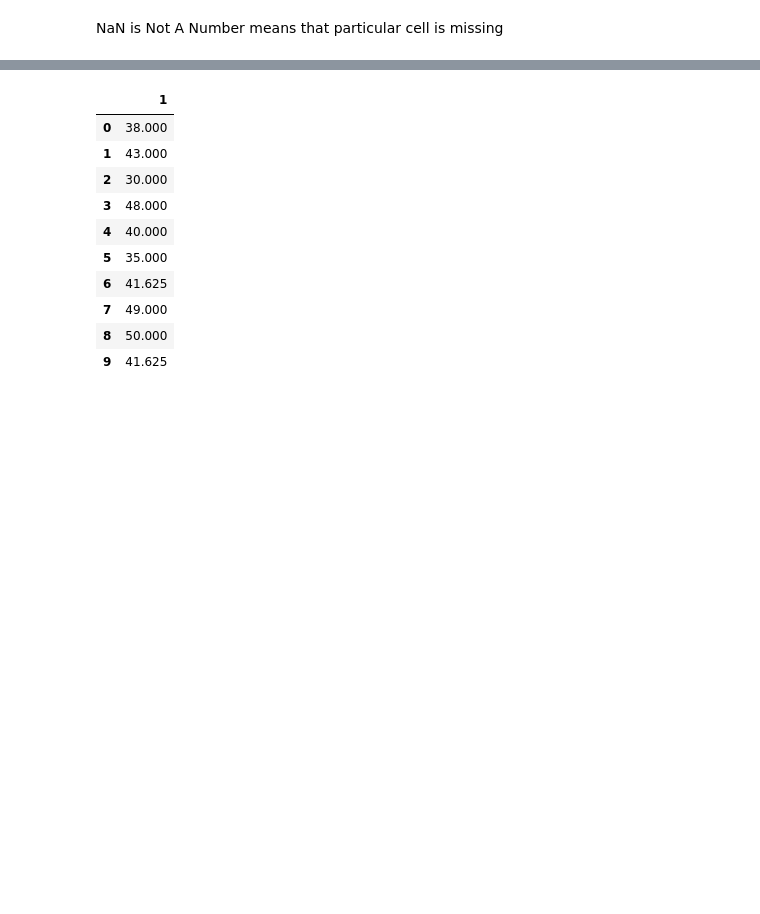
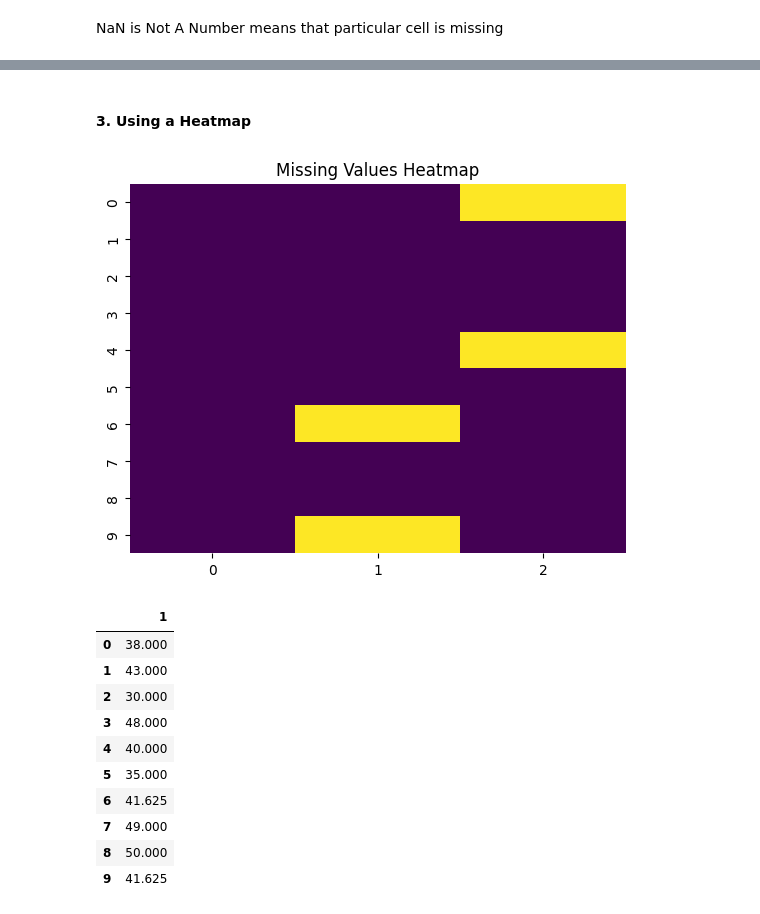
Before and after one commit to prasad2154/NewVision, a Jupyter notebook: Data_Preprocess/Data_Preprocessing_I_II.ipynb, the cells around one changed output, grey strips where cells are left out. Saved outputs shown, nothing was run; the diff lists cells and outputs as text; code cells hidden in the pictures; blank space fills up the shorter version.

```diff
--- a/Data_Preprocess/Data_Preprocessing_I_II.ipynb
+++ b/Data_Preprocess/Data_Preprocessing_I_II.ipynb
@@ -80,3 +190,15 @@ NaN is Not A Number means that particular cell is missing
+# %% [markdown]
+#### 3. Using a Heatmap
+# %%
+import seaborn as sns
+import matplotlib.pyplot as plt
+
+# Visualize missing values using a heatmap
+sns.heatmap(df.isnull(), cbar=False, cmap='viridis')
+plt.title('Missing Values Heatmap')
+plt.show()
+# %% [output]
+[figure, added]
 # %%
 # age data
 a_age=df[1].mean()
```
Also changed, not shown: parts of 33 cells of this notebook.
